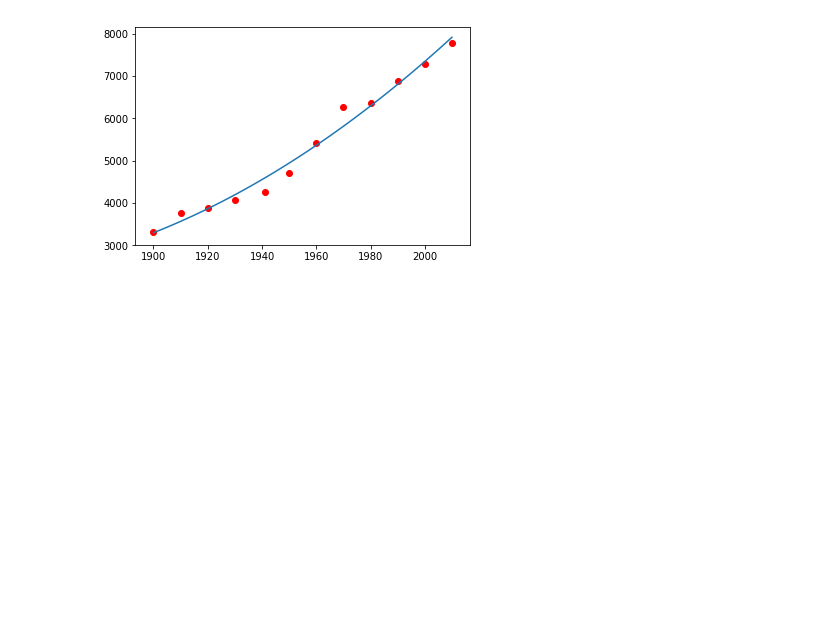
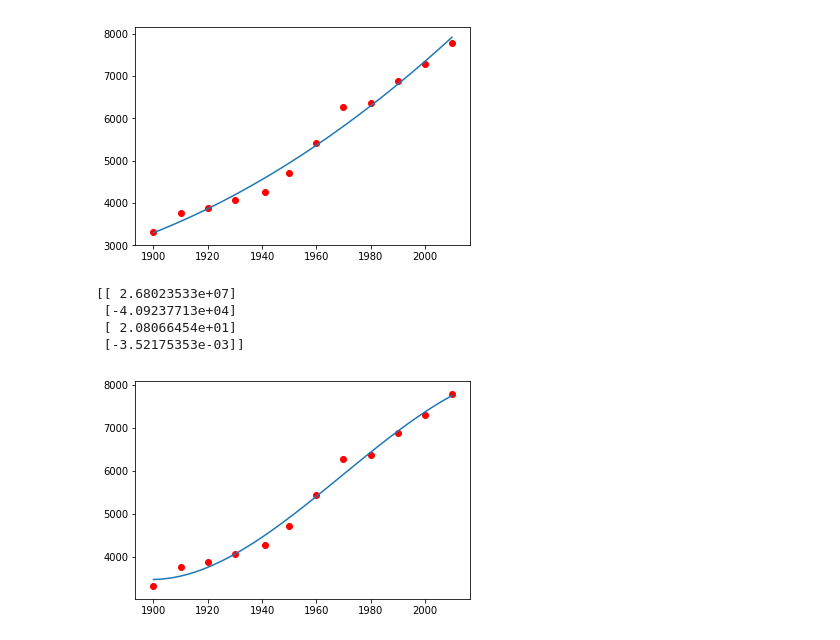
Before and after one commit to martinateruzzi/P1.4_seed, a Jupyter notebook: notes/05b_least_squares.ipynb, the cells around one changed output. Cells and saved outputs as stored; diff of their text form; code cells hidden in the pictures; blank space fills up the shorter version.

```diff
--- a/notes/05b_least_squares.ipynb
+++ b/notes/05b_least_squares.ipynb
@@ -116,3 +115,18 @@ _ = scatter(year, population, color='r')
  [-5.49899802e+02]
  [ 1.51387713e-01]]
 [figure]
+# %%
+coefficients3 = ls(3,year,population)
+print(coefficients3)
+
+xx = linspace(1900,2010,100)
+#f = lambda x: a0 + a1*x + a2*x**2
+
+_ = plot(xx,np.polyval(coefficients3[::-1],xx))
+_ = scatter(year, population, color='r')
+# %% [output]
+[[ 2.68023533e+07]
+ [-4.09237713e+04]
+ [ 2.08066454e+01]
+ [-3.52175353e-03]]
+[figure, added]
```
Also changed, not shown: parts of 14 cells of this notebook.
